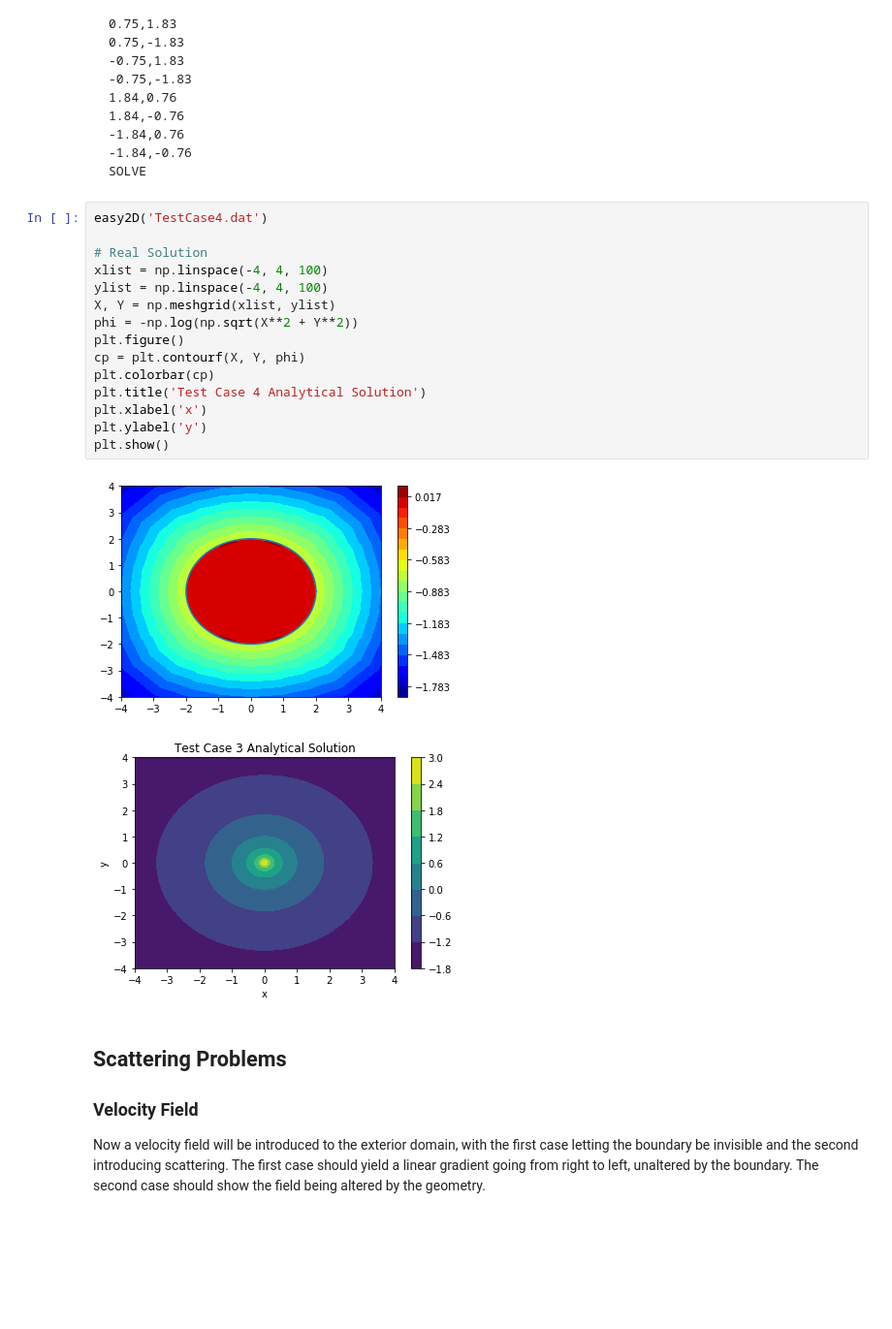
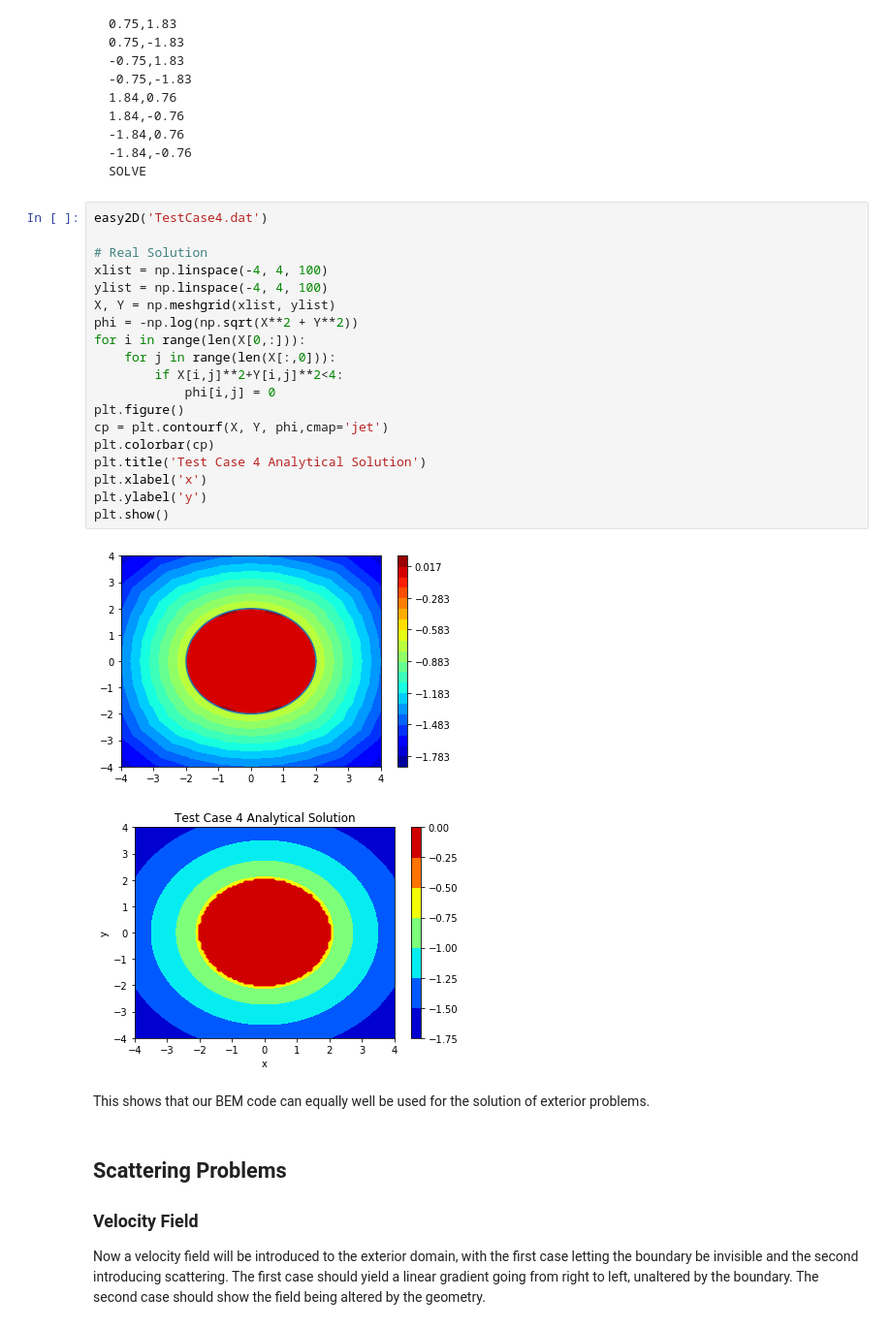
Before and after one commit to chris-barrow/Easy2D-Python, a Jupyter notebook: ME611 Final Report.ipynb, the cells around one changed output. Shown at 97% size. Saved outputs shown, nothing was run; the diff lists cells and outputs as text; blank space fills up the shorter version.

```diff
--- a/ME611 Final Report.ipynb
+++ b/ME611 Final Report.ipynb
@@ -386,21 +397,27 @@ SOLVE
 # %%
 easy2D('TestCase4.dat')
 
 # Real Solution
 xlist = np.linspace(-4, 4, 100)
 ylist = np.linspace(-4, 4, 100)
 X, Y = np.meshgrid(xlist, ylist)
 phi = -np.log(np.sqrt(X**2 + Y**2))
+for i in range(len(X[0,:])):
+    for j in range(len(X[:,0])):
+        if X[i,j]**2+Y[i,j]**2<4:
+            phi[i,j] = 0
 plt.figure()
-cp = plt.contourf(X, Y, phi)
+cp = plt.contourf(X, Y, phi,cmap='jet')
 plt.colorbar(cp)
 plt.title('Test Case 4 Analytical Solution')
 plt.xlabel('x')
 plt.ylabel('y')
 plt.show()
 # %% [output]
 [figure]
-[figure, old version]
+[figure, new version]
+# %% [markdown]
+This shows that our BEM code can equally well be used for the solution of exterior problems.
 # %% [markdown]
 ## Scattering Problems
 
```
Also changed, not shown: parts of 9 cells of this notebook.
